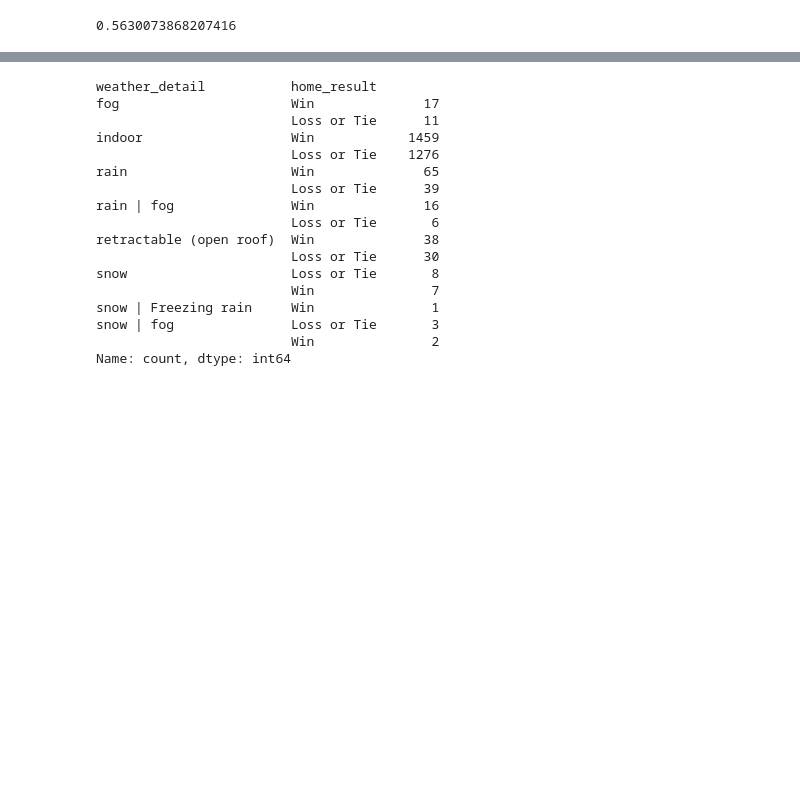
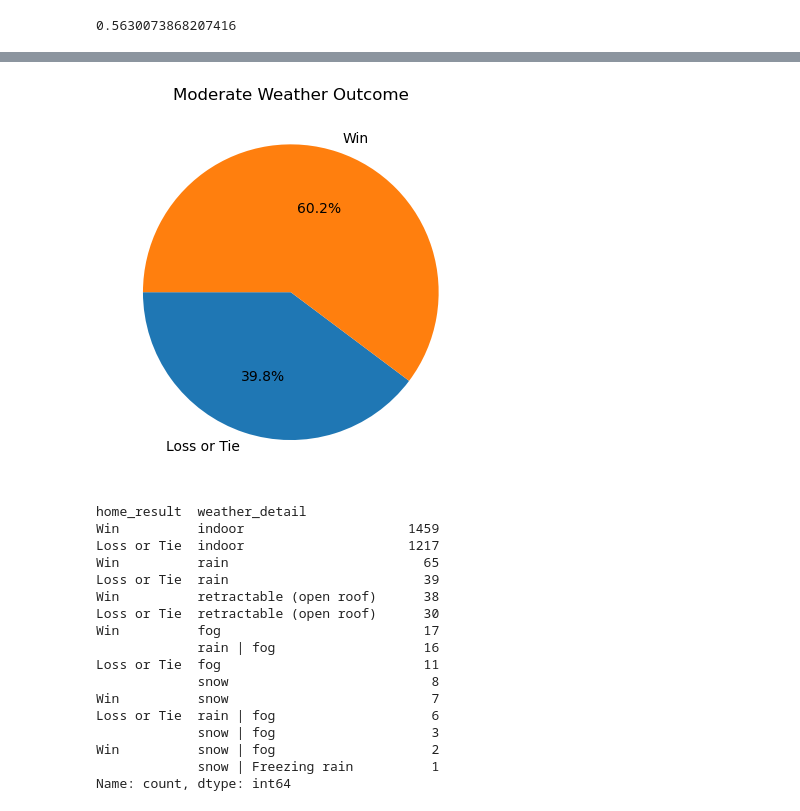
Before and after one commit to jlawrence16/project_one, a Jupyter notebook: import_data_nfl.ipynb, the cells around one changed output, grey strips where cells are left out. Cells and saved outputs as stored; diff of their text form; code cells hidden in the pictures; blank space fills up the shorter version.

```diff
--- a/import_data_nfl.ipynb
+++ b/import_data_nfl.ipynb
@@ -282,25 +290,37 @@ overall_win_percent
+# %%
+#pie_df = data_df.groupby("stadium_weather_type")["home_result"].value_counts()
+#pie_df
+cold_weather_df = data_df[(data_df["stadium_weather_type"] == "moderate")]
+cold_weather_df
+cold_weather = cold_weather_df.groupby(['home_result'])['home_result'].count()
+plt.pie(cold_weather, labels=('Loss or Tie', 'Win'),startangle=180, autopct='%1.1f%%')
+plt.title("Moderate Weather Outcome")
+plt.show()
+# %% [output]
+[figure, added]
 # %%
-weather_detail = data_df[["home_result", "weather_detail"]]
-weather_detail_df = weather_detail.dropna(how='any')
-weather_detail_df = weather_detail_df.groupby("weather_detail")["home_result"].value_counts()
-weather_detail_df
+weather_detail_df = data_df[["home_result", "weather_detail"]]
+weather_detail_df = weather_detail_df.dropna(how='any')
+weather_detail_df.value_counts()
+#weather_detail_df = weather_detail_df.groupby("weather_detail")["home_result"].value_counts()
+#weather_detail_df
 # %% [output]
-weather_detail           home_result
-fog                      Win              17
-                         Loss or Tie      11
-indoor                   Win            1459
-                         Loss or Tie    1276
-rain                     Win              65
-                         Loss or Tie      39
-rain | fog               Win              16
-                         Loss or Tie       6
-retractable (open roof)  Win              38
-                         Loss or Tie      30
-snow                     Loss or Tie       8
-                         Win               7
-snow | Freezing rain     Win               1
-snow | fog               Loss or Tie       3
-                         Win               2
+home_result  weather_detail
+Win          indoor                     1459
+Loss or Tie  indoor                     1217
+Win          rain                         65
+Loss or Tie  rain                         39
+Win          retractable (open roof)      38
+Loss or Tie  retractable (open roof)      30
+Win          fog                          17
+             rain | fog                   16
+Loss or Tie  fog                          11
+             snow                          8
+Win          snow                          7
+Loss or Tie  rain | fog                    6
+             snow | fog                    3
+Win          snow | fog                    2
+             snow | Freezing rain          1
 Name: count, dtype: int64
 # %%
 win_indoor = data_df[(data_df["home_result"] == "Win") & (data_df["weather_detail"] == "indoor")].count()["home_result"]
```
Also changed, not shown: parts of 22 cells of this notebook.
